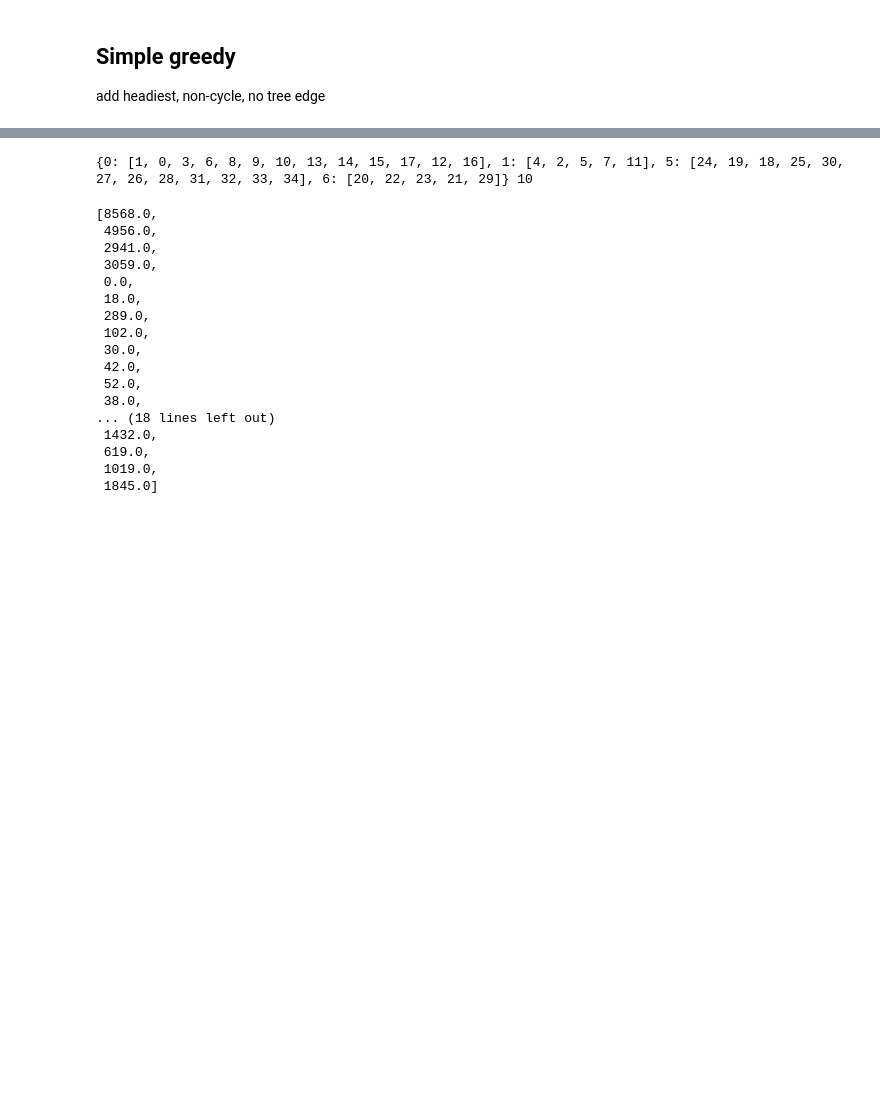
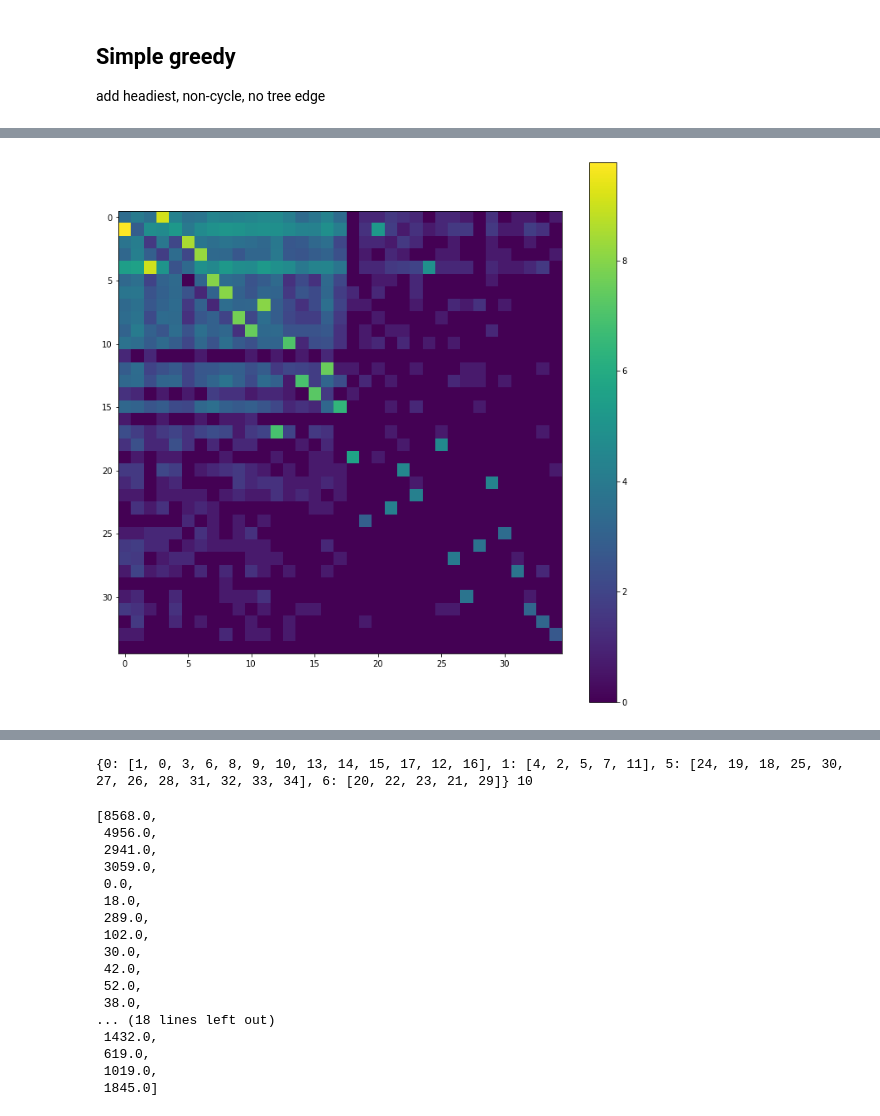
Before and after one commit to rykachevskiy/CRISPR, a Jupyter notebook: Graph_to_chains/hamiltonian path.ipynb, the cells around one changed output, grey strips where cells are left out. Cells and saved outputs as stored; diff of their text form; code cells hidden in the pictures; blank space fills up the shorter version.

```diff
--- a/Graph_to_chains/hamiltonian path.ipynb
+++ b/Graph_to_chains/hamiltonian path.ipynb
@@ -173,2 +201,6 @@ print(start_v, end_v, edges)
 # %%
-gr_ES = np.load("../../data/graphs/ES3_22.npy")[:35,:35]
+gr = np.load("../../data/graphs/ES3_22.npy")[:35,:35]
+# %%
+plot_gr(gr, log = 1, s = 12)
+# %% [output]
+[figure, added]
```
Also changed, not shown: parts of 22 cells of this notebook, 1 other file.
